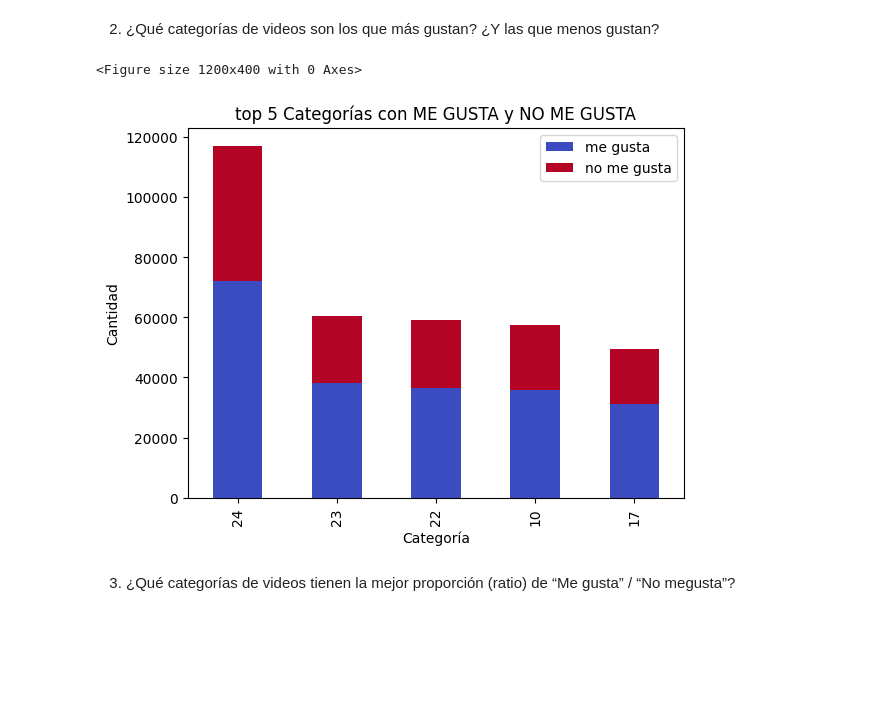
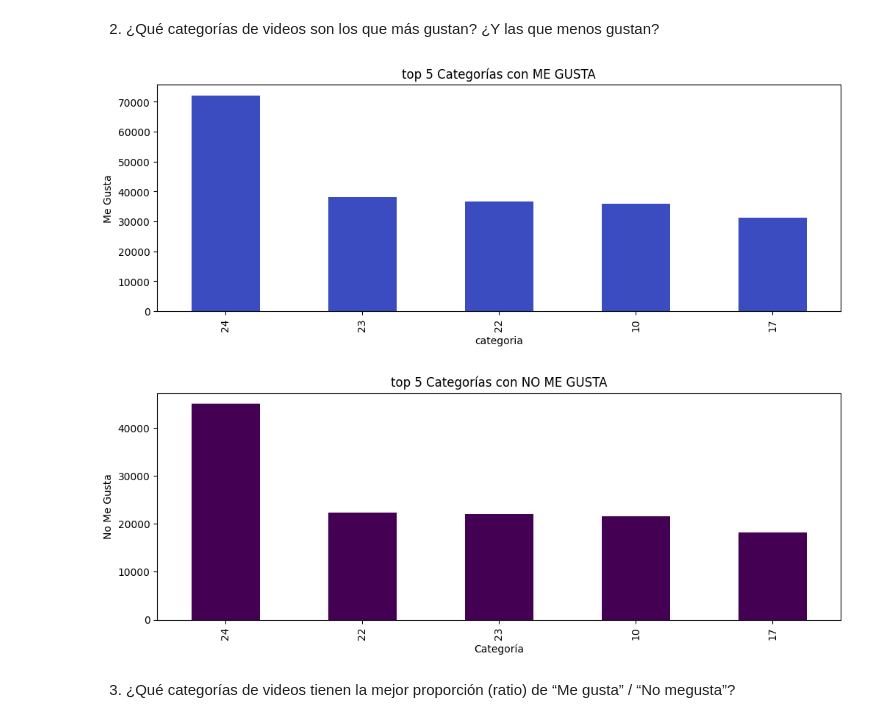
Before and after one commit to QuispeAyalaDiego/Trending-Youtube-FR-G02, a Jupyter notebook: data/Data-Analysis.ipynb, the cells around one changed output. Cells and saved outputs as stored; diff of their text form; code cells hidden in the pictures; blank space fills up the shorter version.

```diff
--- a/data/Data-Analysis.ipynb
+++ b/data/Data-Analysis.ipynb
@@ -373,19 +373,24 @@ plt.show()
 # %%
 gustan=clean_FR.groupby('category_id')['likes'].sum().sort_values(ascending=False).head()
 disgustan=clean_FR.groupby('category_id')['dislikes'].sum().sort_values(ascending=False).head()
 
-combined_data = pd.concat([gustan, disgustan], axis=1)
-combined_data.columns = ['me gusta', 'no me gusta']
+plt.figure(figsize=(12, 4))
+gustan.plot(kind='bar', stacked=False, colormap='coolwarm')
+plt.title('top 5 Categorías con ME GUSTA')
+plt.xlabel('categoria')
+plt.ylabel('Me Gusta')
+plt.show()
+
 
 plt.figure(figsize=(12, 4))
-combined_data.plot(kind='bar', stacked=True, colormap='coolwarm')
-plt.title('top 5 Categorías con ME GUSTA y NO ME GUSTA')
+disgustan.plot(kind='bar', stacked=False, colormap='viridis')
+plt.title('top 5 Categorías con NO ME GUSTA')
 plt.xlabel('Categoría')
-plt.ylabel('Cantidad')
+plt.ylabel('No Me Gusta')
 plt.show()
 # %% [output]
-<Figure size 1200x400 with 0 Axes>
-[figure, old version]
+[figure, new version]
+[figure, added]
 # %% [markdown]
 3. ¿Qué categorías de videos tienen la mejor proporción (ratio) de “Me gusta” / “No megusta”?
 # %%
```
Also changed, not shown: parts of 6 cells of this notebook.
